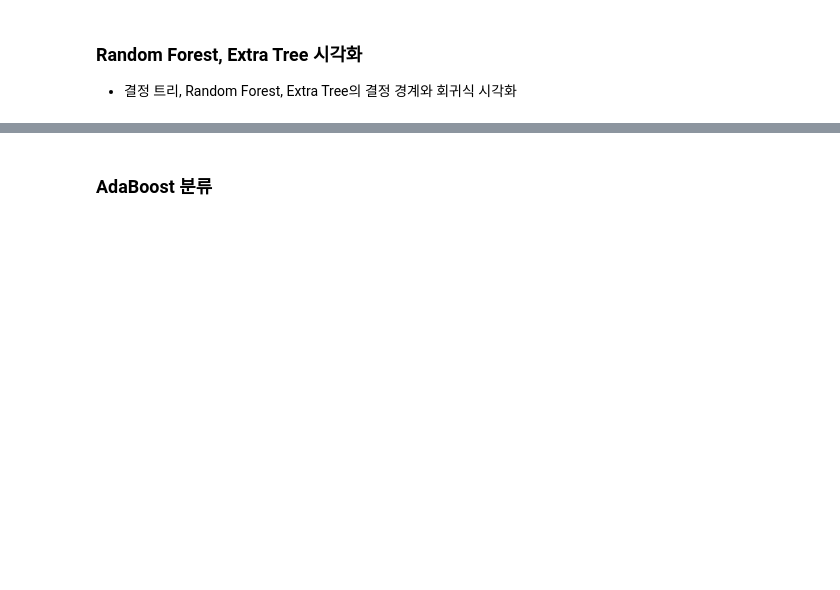
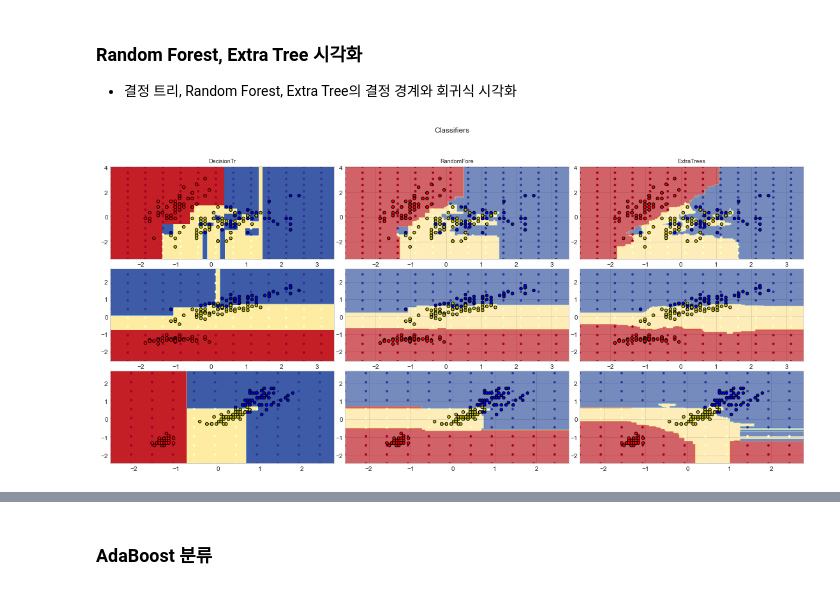
Before and after one commit to fasthill/scikit-learn-study, a Jupyter notebook: 8. Ensemble.ipynb, the cells around one changed output, grey strips where cells are left out. Saved outputs shown, nothing was run; the diff lists cells and outputs as text; code cells hidden in the pictures; blank space fills up the shorter version.

```diff
--- a/8. Ensemble.ipynb
+++ b/8. Ensemble.ipynb
@@ -820,31 +848,33 @@ for pair in ([0,1], [0,2], [2,3]):
 
         if isinstance(model, DecisionTreeClassifier):
             Z = model.predict(np.c_[xx.ravel(), yy.ravel()])
             Z = Z.reshape(xx.shape)
             cs = plt.contourf(xx, yy, Z, cmap=cmap)
         else:
             estimator_alpha = 1.0 / len(model.estimators_)
             for tree in model.estimators_:
                 Z = model.predict(np.c_[xx.ravel(), yy.ravel()])
                 Z = Z.reshape(xx.shape)
                 cs = plt.contourf(xx, yy, Z, alpha=estimator_alpha, cmap=cmap)
 
         xx_coarser, yy_coarser = np.meshgrid(np.arange(x_min, x_max, plot_step_coarser),
                                             np.arange(y_min, y_max, plot_step_coarser))
 
         Z_points_coarser = model.predict(np.c_[xx_coarser.ravel(),
                                                yy_coarser.ravel()]).reshape(xx_coarser.shape)
 
         cs_points = plt.scatter(xx_coarser, yy_coarser, s=15,
                                c=Z_points_coarser, cmap=cmap,
                                edgecolors='none')
 
         plt.scatter(X[:, 0], X[:,1], c=y,
                    cmap=ListedColormap(['r', 'y', 'b']),
                    edgecolor='k', s=20,)
         plot_idx += 1
 
-plt.subtitle('Classifiers', fontsize=12)
+plt.suptitle('Classifiers', fontsize=12)
 plt.axis('tight')
 plt.tight_layout(h_pad=0.2, w_pad=0.2, pad=2.5)
 plt.show()
+# %% [output]
+[figure, added]
```
Also changed, not shown: parts of 101 cells of this notebook.
